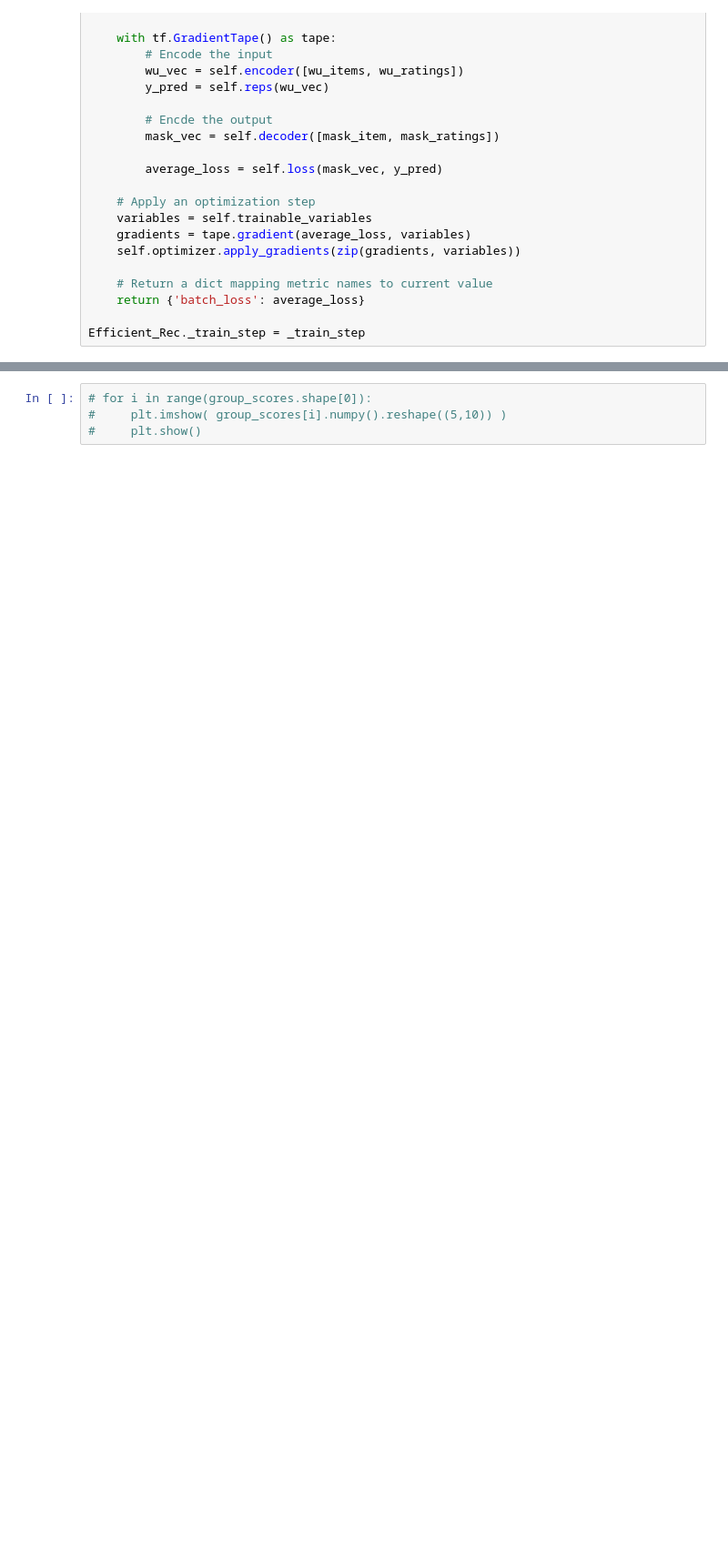
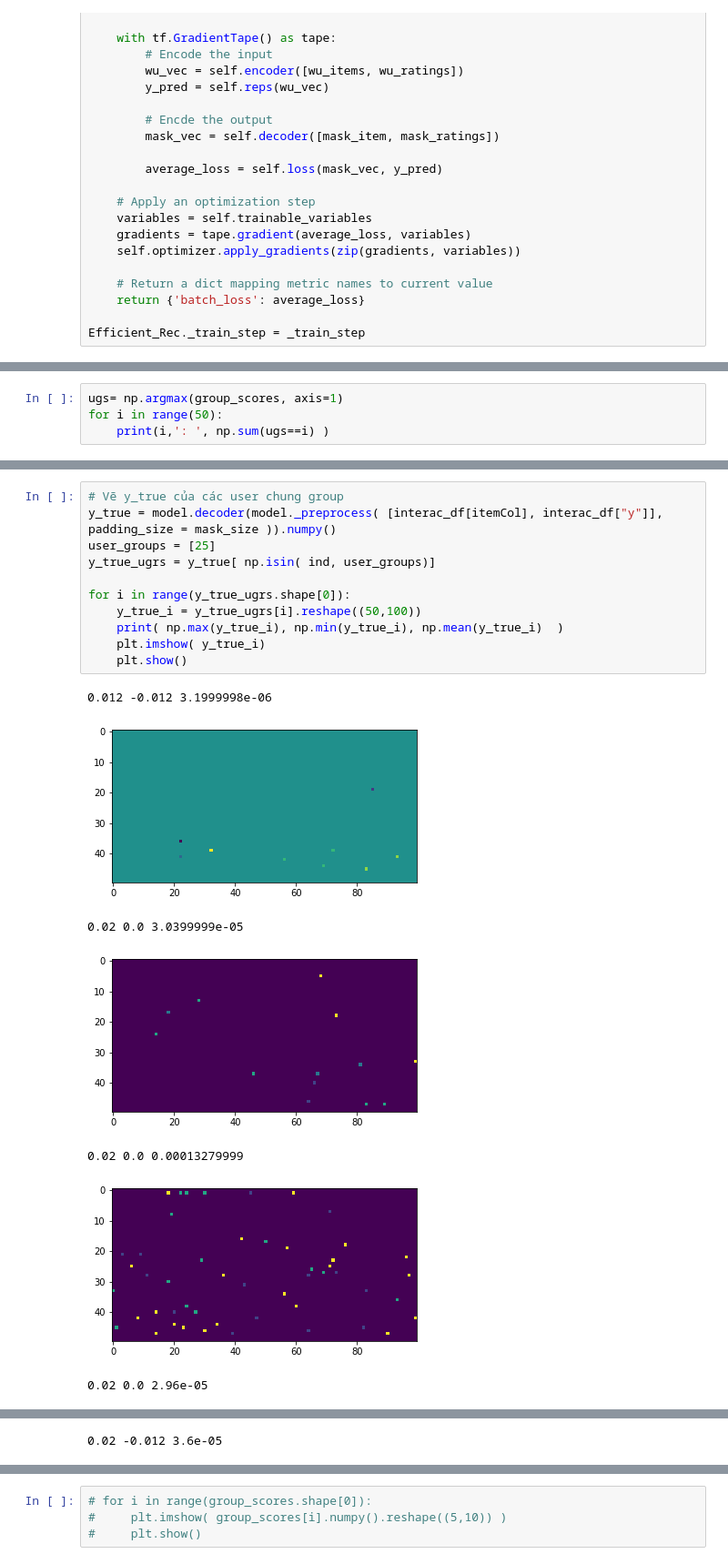
Before and after one commit to quanvu0996/TF_cert_training, a Jupyter notebook: v2_2_ML20M_sequence.ipynb, the cells around one changed output, grey strips where cells are left out. Shown at 91% size. Cells and saved outputs as stored; diff of their text form; blank space fills up the shorter version.

```diff
--- a/v2_2_ML20M_sequence.ipynb
+++ b/v2_2_ML20M_sequence.ipynb
@@ -478 +511,5 @@ array([[0.49424624, 0.49517715, 0.49681607, 0.49541914, 0.4968728 ,
       dtype=float32)
+# %%
+ugs= np.argmax(group_scores, axis=1)
+for i in range(50):
+    print(i,': ', np.sum(ugs==i) )
@@ -478,0 +549,19 @@ array([[0.49424624, 0.49517715, 0.49681607, 0.49541914, 0.4968728 ,
+# %%
+# Vẽ y_true của các user chung group
+y_true = model.decoder(model._preprocess( [interac_df[itemCol], interac_df["y"]], padding_size = mask_size )).numpy()
+user_groups = [25]
+y_true_ugrs = y_true[ np.isin( ind, user_groups)]
+
+for i in range(y_true_ugrs.shape[0]):
+    y_true_i = y_true_ugrs[i].reshape((50,100))
+    print( np.max(y_true_i), np.min(y_true_i), np.mean(y_true_i)  )
+    plt.imshow( y_true_i)
+    plt.show()
+# %% [output]
+0.012 -0.012 3.1999998e-06
+[figure, added]
+0.02 0.0 3.0399999e-05
+[figure, added]
+0.02 0.0 0.00013279999
+[figure, added]
+0.02 0.0 2.96e-05
@@ -478,0 +569 @@ array([[0.49424624, 0.49517715, 0.49681607, 0.49541914, 0.4968728 ,
+0.02 -0.012 3.6e-05
```
Also changed, not shown: parts of 20 cells of this notebook.
